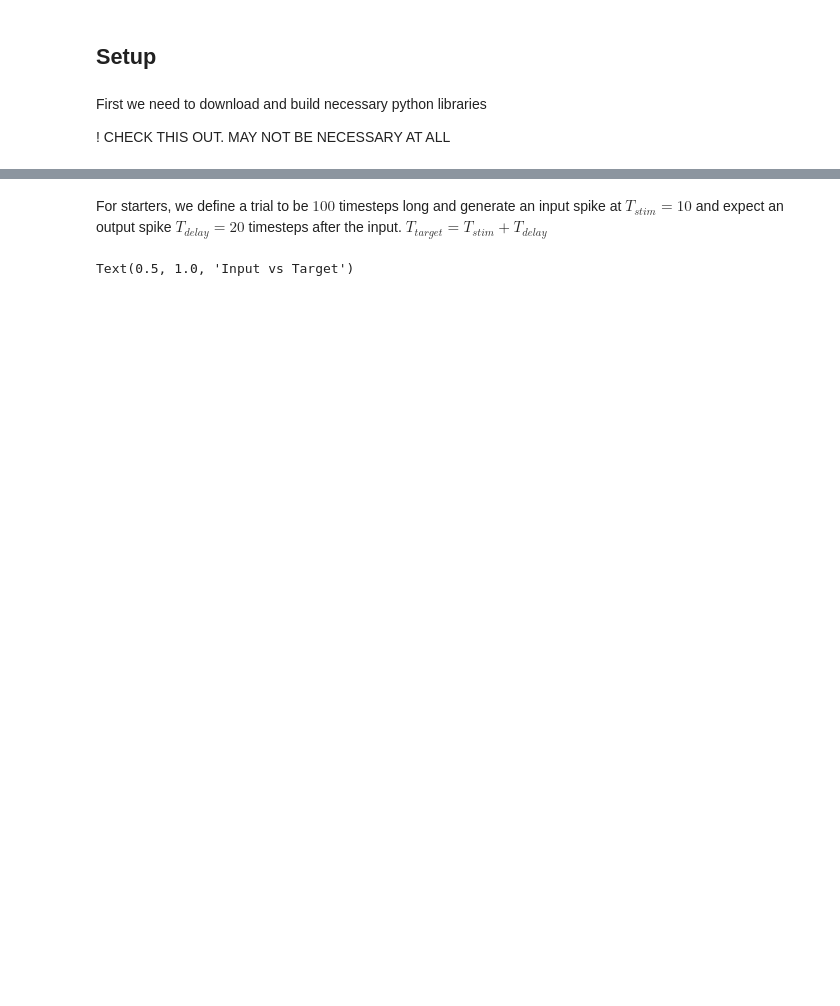
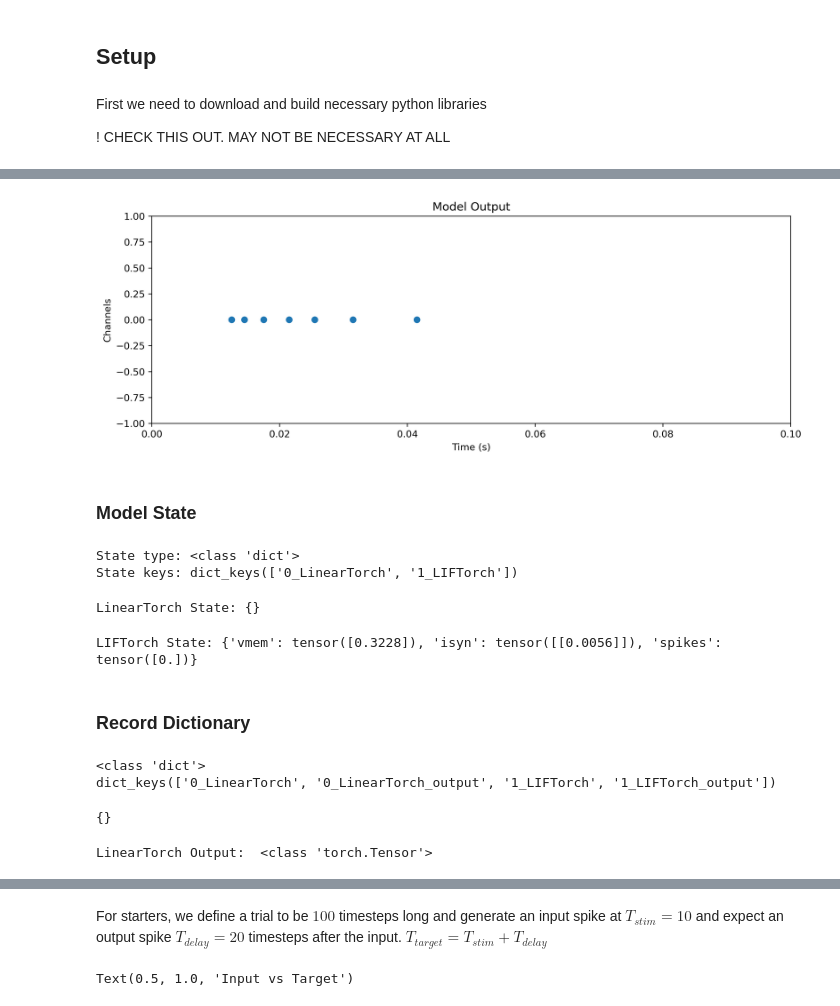
Before and after one commit to synsense/snn-workshop-amld-2022, a Jupyter notebook: 3. Training SNNs from scracth/training_snn.ipynb, the cells around one changed output, grey strips where cells are left out. Cells and saved outputs as stored; diff of their text form; code cells hidden in the pictures; blank space fills up the shorter version.

```diff
--- a/3. Training SNNs from scracth/training_snn.ipynb
+++ b/3. Training SNNs from scracth/training_snn.ipynb
@@ -71,0 +164,3 @@ plt.rcParams['figure.dpi'] = 300
+# %%
+model_0.reset_state()
+tsOutput_0, new_state_0, record_dict_0 = model_0(_input[0], record = True)
@@ -71,0 +175,37 @@ plt.rcParams['figure.dpi'] = 300
+# %%
+tsOutput = TSEvent.from_raster(tsOutput_0.detach().numpy().flatten(), dt=dt, name="Model Output")
+tsOutput.plot();
+# %% [output]
+[figure, added]
+# %% [markdown]
+### Model State
+# %%
+print("State type:", type(new_state_0))
+print("State keys:", new_state_0.keys())
+# %% [output]
+State type: <class 'dict'>
+State keys: dict_keys(['0_LinearTorch', '1_LIFTorch'])
+# %%
+print("LinearTorch State:", new_state_0["0_LinearTorch"])
+# %% [output]
+LinearTorch State: {}
+# %%
+print("LIFTorch State:", new_state_0["1_LIFTorch"])
+# %% [output]
+LIFTorch State: {'vmem': tensor([0.3228]), 'isyn': tensor([[0.0056]]), 'spikes': tensor([0.])}
+# %% [markdown]
+### Record Dictionary
+# %%
+print(type(record_dict_0))
+print(record_dict_0.keys())
+# %% [output]
+<class 'dict'>
+dict_keys(['0_LinearTorch', '0_LinearTorch_output', '1_LIFTorch', '1_LIFTorch_output'])
+# %%
+record_dict_0["0_LinearTorch"]
+# %% [output]
+{}
+# %%
+print("LinearTorch Output: ", type(record_dict_0["0_LinearTorch_output"]))
+# %% [output]
+LinearTorch Output:  <class 'torch.Tensor'>
```
Also changed, not shown: parts of 36 cells of this notebook.
